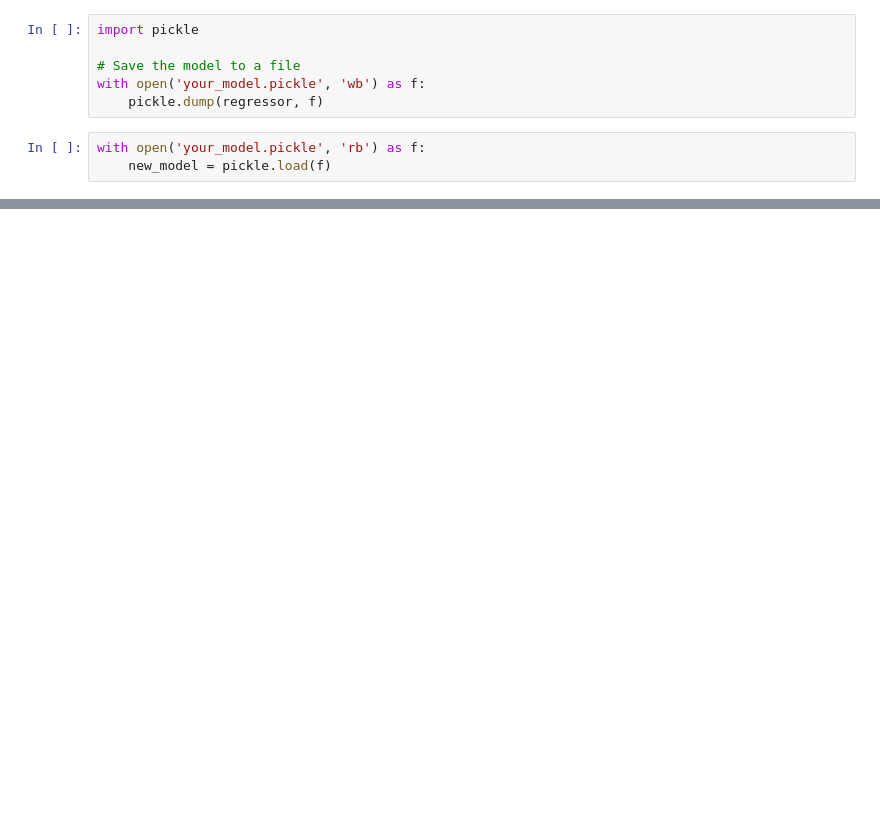
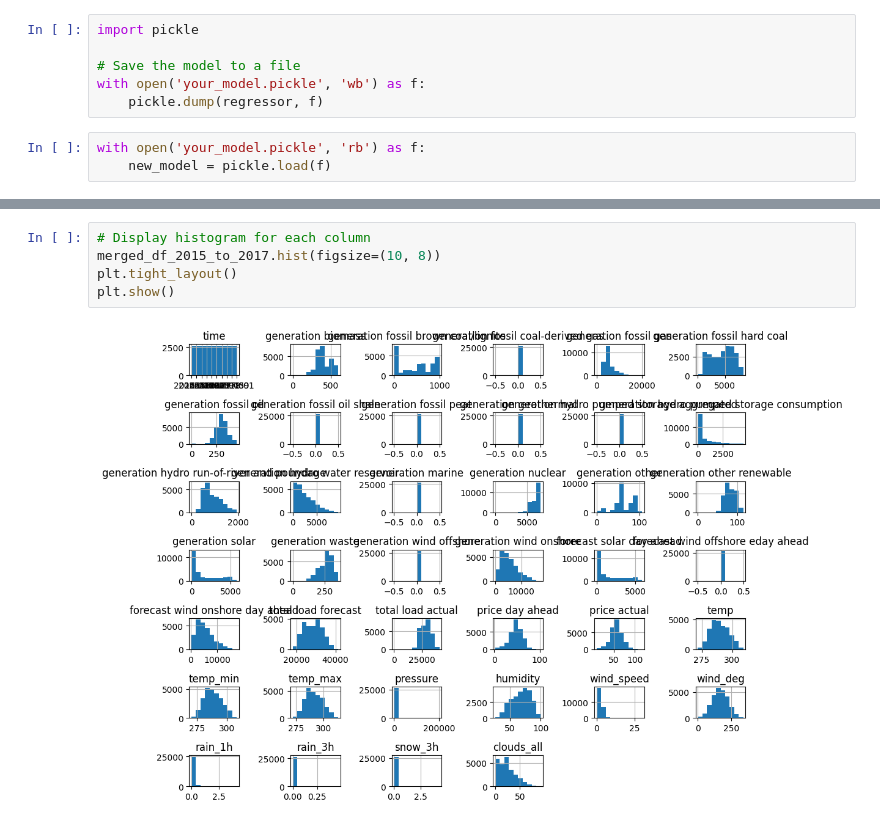
Before and after one commit to LGIRegis/Forecasting-Energy-Consumption-Price, a Jupyter notebook: Energy_Consumption_Price.ipynb, the cells around one changed output, grey strips where cells are left out. Drawn from its saved outputs; the diff is of its cells as text; blank space fills up the shorter version.

```diff
--- a/Energy_Consumption_Price.ipynb
+++ b/Energy_Consumption_Price.ipynb
@@ -427,0 +523,7 @@ Mean Squared Error: 116.23347637511822
+# %%
+# Display histogram for each column
+merged_df_2015_to_2017.hist(figsize=(10, 8))
+plt.tight_layout()
+plt.show()
+# %% [output]
+[figure, added]
```
Also changed, not shown: parts of 59 cells of this notebook.
